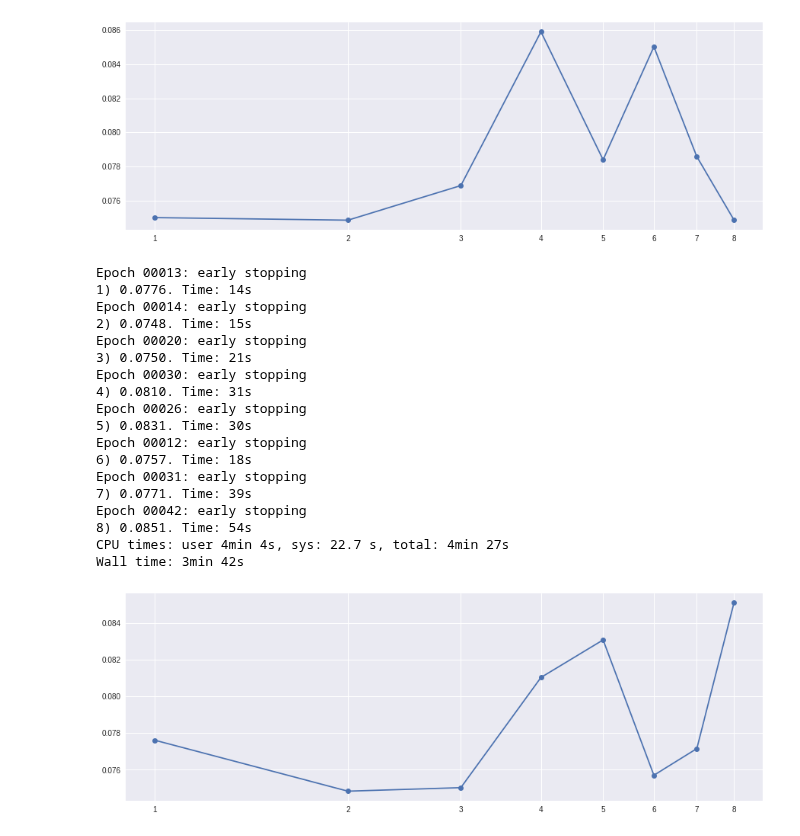
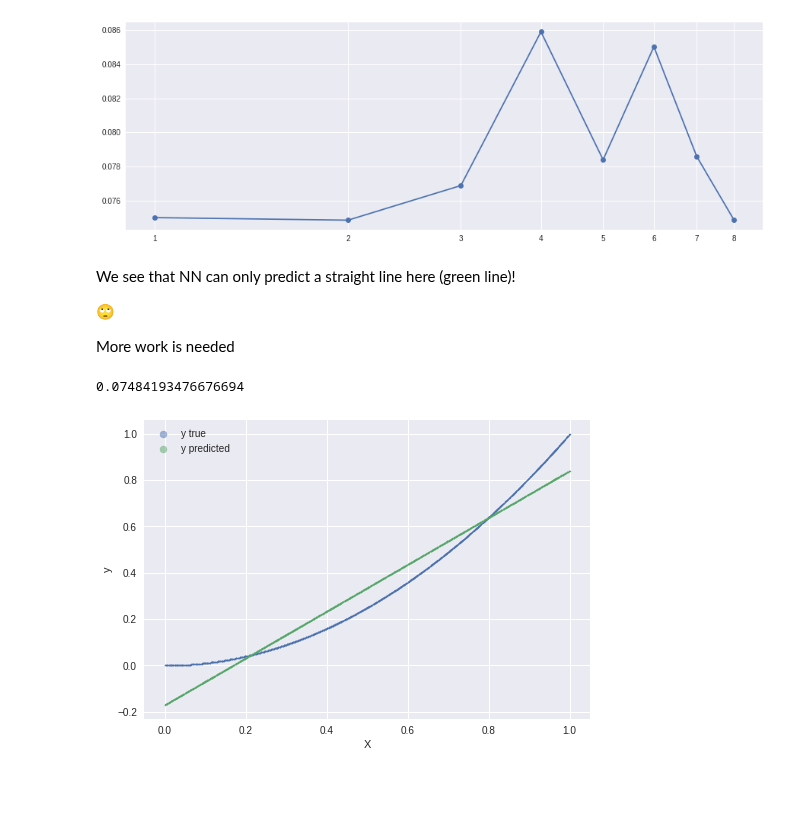
Before and after one commit to aunz/ds, a Jupyter notebook: Function_approximation_with_NN.ipynb, the cells around one changed output. Cells and saved outputs as stored; diff of their text form; code cells hidden in the pictures; blank space fills up the shorter version.

```diff
--- a/Function_approximation_with_NN.ipynb
+++ b/Function_approximation_with_NN.ipynb
@@ -33,6 +33,9 @@ def score(preds, y_true = y, X = X, plot=True):
         plt.scatter(X, preds, alpha=0.5, s=1, label='y predicted')
         plt.xlabel('X')
         plt.ylabel('y')
+        lgnd = plt.legend()
+        lgnd.legendHandles[0]._sizes = [50]
+        lgnd.legendHandles[1]._sizes = [50]
     return mean_squared_error(y_true, preds) ** .5
 
 
@@ -67,6 +89,6 @@ plt.xticks(np.log2(ranges), ranges)
 # %%
 %%time
-# tuning for number of hidden layers, each with 8 neurons
+# tuning for number of hidden layers, each with 4 neurons
 
 scores = []
 models = []
@@ -75,8 +97,8 @@ ranges = list(range(1, 9))
 for i in ranges:
     start = time()
     model = Sequential()
-    model.add(Dense(8, input_shape=(1,)))
-    for j in range(1, i): model.add(Dense(8))
+    model.add(Dense(4, input_shape=(1,)))
+    for j in range(1, i): model.add(Dense(4))
     model.add(Dense(1))
 
     model.compile(loss='mse', optimizer='rmsprop')
@@ -112,51 +134,14 @@ Epoch 00008: early stopping
 CPU times: user 1min 36s, sys: 4.56 s, total: 1min 40s
 Wall time: 1min 31s
 [figure]
-# %%
-%%time
-# tuning for number of hidden layers, each with 4 neurons
-
-scores = []
-models = []
-ranges = list(range(1, 9))
-
-for i in ranges:
-    start = time()
-    model = Sequential()
-    model.add(Dense(8, input_shape=(1,)))
-    for j in range(1, i): model.add(Dense(8))
-    model.add(Dense(1))
-
-    model.compile(loss='mse', optimizer='rmsprop')
-    model.fit(X, y, epochs=1000, callbacks=earlyStopping, verbose=0)
-    models.append(model)
-
-    s1 = score(model.predict(X), plot=0)
-    scores.append(s1)
-    time_taken = time() - start
-
-    print(f'''{i}) {s1:.4f}. Time: {time_taken:.0f}s''')
-
-plt.figure(figsize=(15, 5))
-plt.plot(np.log2(ranges), scores, '-o')
-plt.xticks(np.log2(ranges), ranges)
-# %% [output]
-Epoch 00013: early stopping
-1) 0.0776. Time: 14s
-Epoch 00014: early stopping
-2) 0.0748. Time: 15s
-Epoch 00020: early stopping
-3) 0.0750. Time: 21s
-Epoch 00030: early stopping
-4) 0.0810. Time: 31s
-Epoch 00026: early stopping
-5) 0.0831. Time: 30s
-Epoch 00012: early stopping
-6) 0.0757. Time: 18s
-Epoch 00031: early stopping
-7) 0.0771. Time: 39s
-Epoch 00042: early stopping
-8) 0.0851. Time: 54s
-CPU times: user 4min 4s, sys: 22.7 s, total: 4min 27s
-Wall time: 3min 42s
-[figure, removed]
+# %% [markdown]
+We see that NN can only predict a straight line here (green line)!
+
+🙄
+
+More work is needed
+# %%
+score(models[1].predict(X));
+# %% [output]
+0.07484193476676694
+[figure, added]
```
Also changed, not shown: parts of 1 cell of this notebook.
